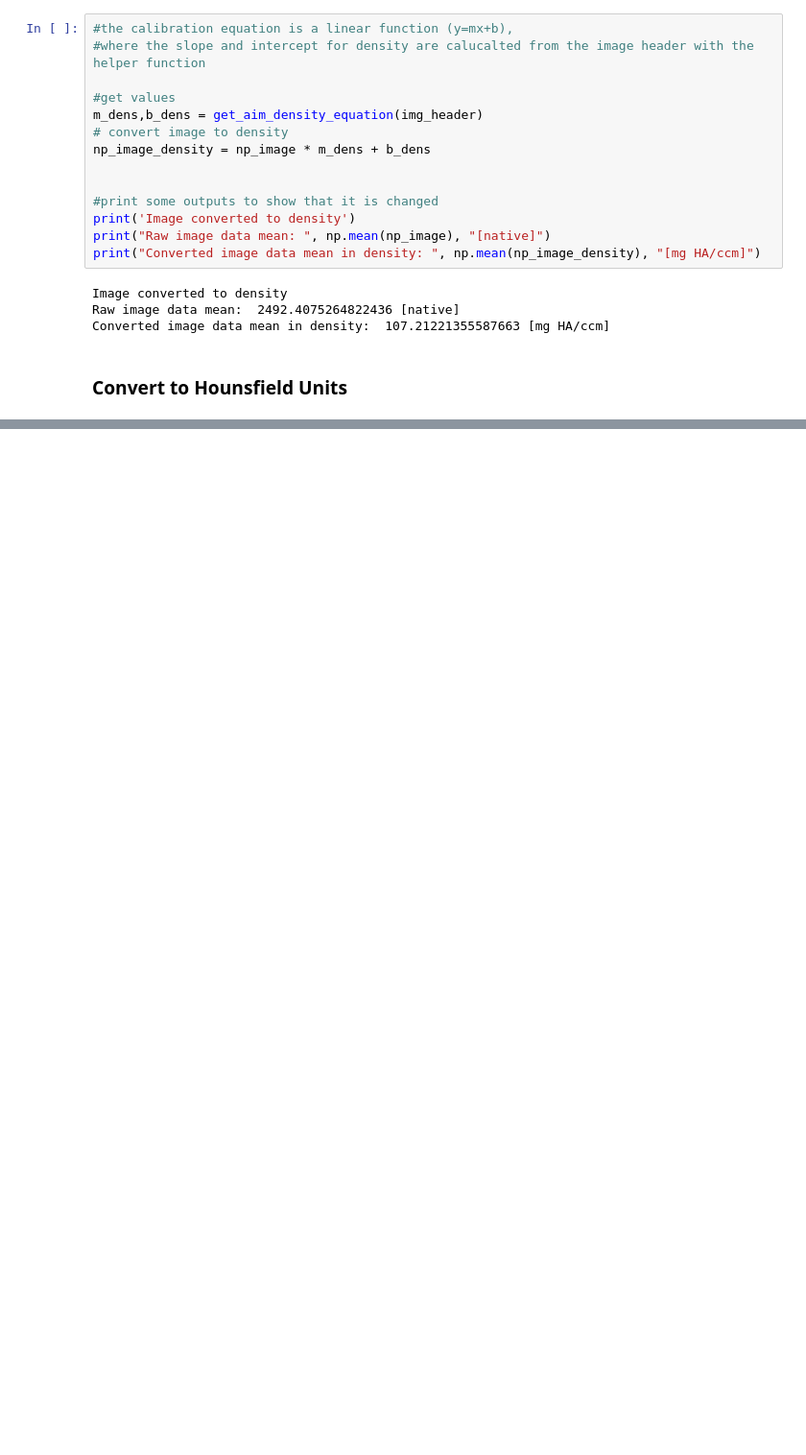
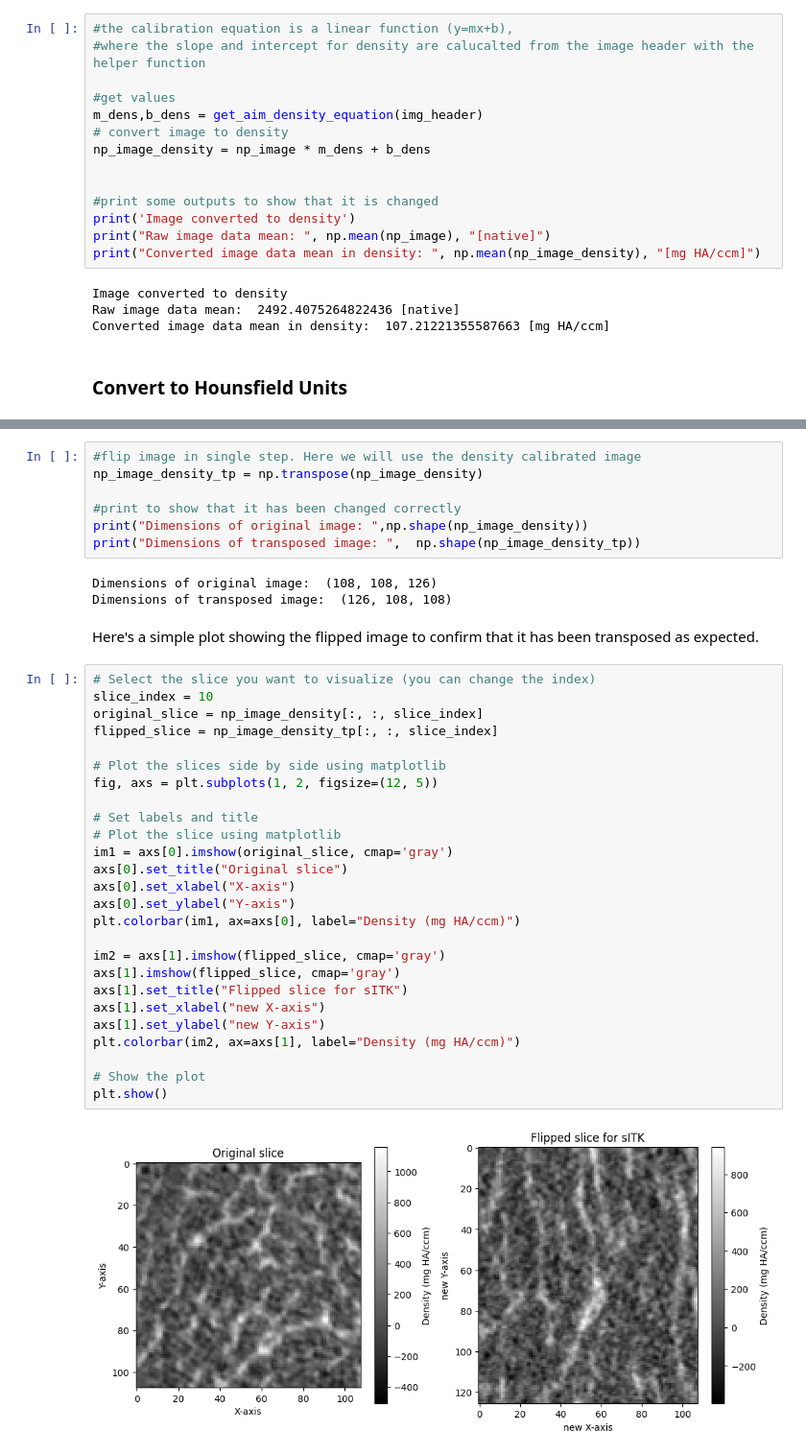
Before and after one commit to OpenMSKImaging/vtkbone, a Jupyter notebook: Tutorials/01_reading_in_aims.ipynb, the cells around one changed output, grey strips where cells are left out. Shown: that part at 96% size. Drawn from its saved outputs; the diff is of its cells as text; blank space fills up the shorter version.

```diff
--- a/Tutorials/01_reading_in_aims.ipynb
+++ b/Tutorials/01_reading_in_aims.ipynb
@@ -220,0 +235,40 @@ def aim_to_sitk(file_path, scaling, WRITE_MHA=False):
+# %%
+#flip image in single step. Here we will use the density calibrated image
+np_image_density_tp = np.transpose(np_image_density)
+
+#print to show that it has been changed correctly
+print("Dimensions of original image: ",np.shape(np_image_density))
+print("Dimensions of transposed image: ",  np.shape(np_image_density_tp))
+# %% [output]
+Dimensions of original image:  (108, 108, 126)
+Dimensions of transposed image:  (126, 108, 108)
+# %% [markdown]
+Here's a simple plot showing the flipped image to confirm that it has been transposed as expected.
+# %%
+# Select the slice you want to visualize (you can change the index)
+slice_index = 10
+original_slice = np_image_density[:, :, slice_index]
+flipped_slice = np_image_density_tp[:, :, slice_index]
+
+# Plot the slices side by side using matplotlib
+fig, axs = plt.subplots(1, 2, figsize=(12, 5))
+
+# Set labels and title
+# Plot the slice using matplotlib
+im1 = axs[0].imshow(original_slice, cmap='gray')
+axs[0].set_title("Original slice")
+axs[0].set_xlabel("X-axis")
+axs[0].set_ylabel("Y-axis")
+plt.colorbar(im1, ax=axs[0], label="Density (mg HA/ccm)")
+
+im2 = axs[1].imshow(flipped_slice, cmap='gray')
+axs[1].imshow(flipped_slice, cmap='gray')
+axs[1].set_title("Flipped slice for sITK")
+axs[1].set_xlabel("new X-axis")
+axs[1].set_ylabel("new Y-axis")
+plt.colorbar(im2, ax=axs[1], label="Density (mg HA/ccm)")
+
+# Show the plot
+plt.show()
+# %% [output]
+[figure, added]
```
Also changed, not shown: parts of 23 cells of this notebook.
